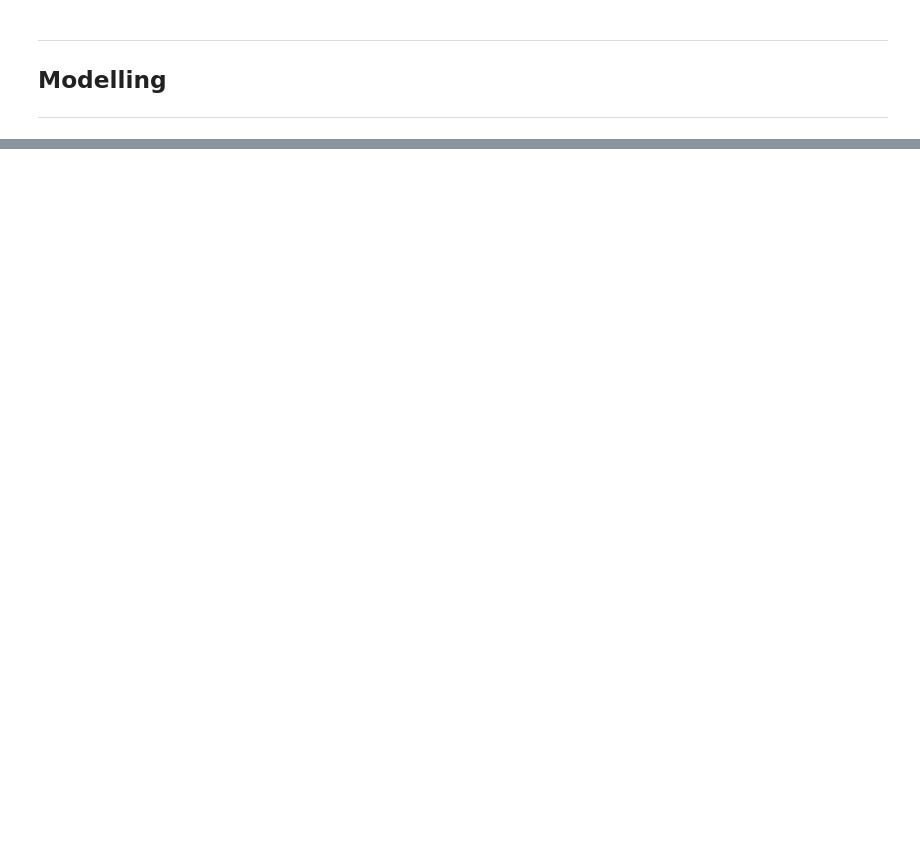
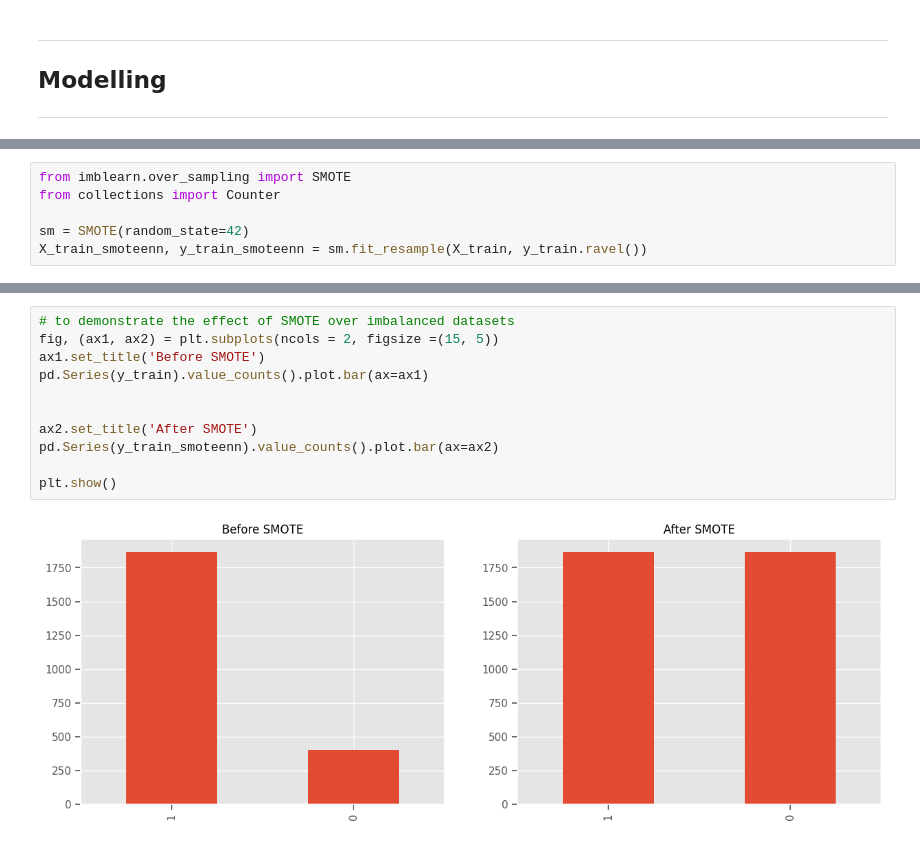
Before and after one commit to dthatprince/Global-Terrorism-Data-Analysis-and-Prediction, a Jupyter notebook: Colab_Prediction_of_global_terrorist_attacks.ipynb, the cells around one changed output, grey strips where cells are left out. Drawn from its saved outputs; the diff is of its cells as text; blank space fills up the shorter version.

```diff
--- a/Colab_Prediction_of_global_terrorist_attacks.ipynb
+++ b/Colab_Prediction_of_global_terrorist_attacks.ipynb
@@ -569,0 +858,6 @@ fig.show()
+# %%
+from imblearn.over_sampling import SMOTE
+from collections import Counter
+
+sm = SMOTE(random_state=42)
+X_train_smoteenn, y_train_smoteenn = sm.fit_resample(X_train, y_train.ravel())
@@ -569,0 +875,13 @@ fig.show()
+# %%
+# to demonstrate the effect of SMOTE over imbalanced datasets
+fig, (ax1, ax2) = plt.subplots(ncols = 2, figsize =(15, 5))
+ax1.set_title('Before SMOTE')
+pd.Series(y_train).value_counts().plot.bar(ax=ax1)
+
+
+ax2.set_title('After SMOTE')
+pd.Series(y_train_smoteenn).value_counts().plot.bar(ax=ax2)
+
+plt.show()
+# %% [output]
+[figure, added]
```
Also changed, not shown: parts of 47 cells of this notebook.
